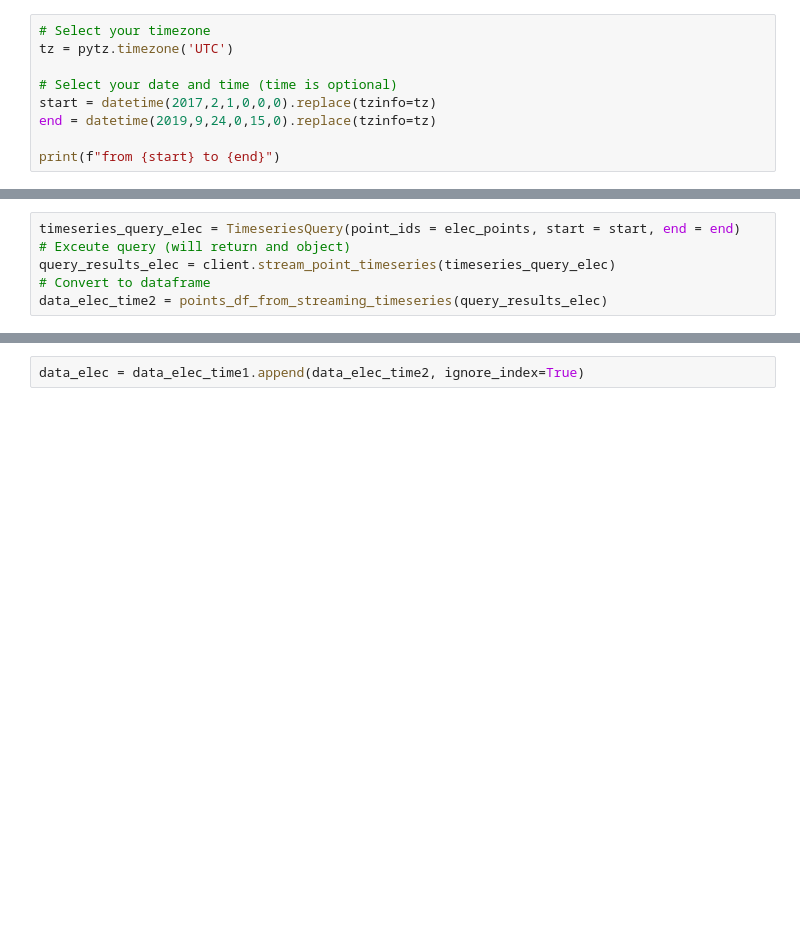
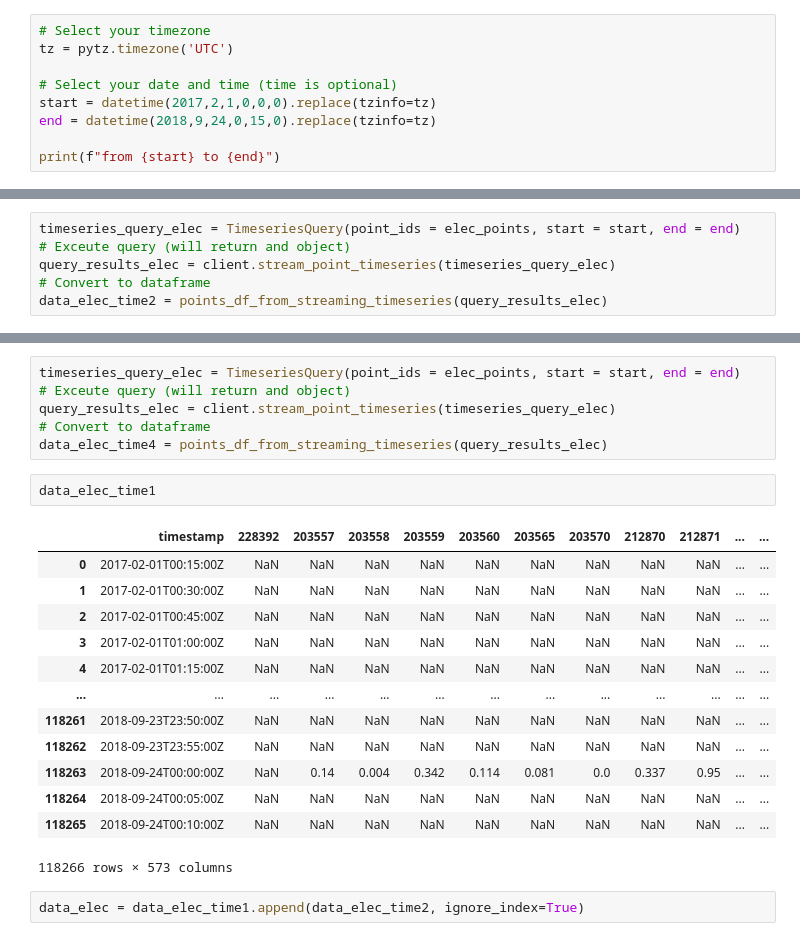
Before and after one commit to PengkunLiu/RTEM_CMU, a Jupyter notebook: RTEM Jupyter Notebook/EUI-elec.ipynb, the cells around one changed output, grey strips where cells are left out. Drawn from its saved outputs; the diff is of its cells as text; blank space fills up the shorter version.

```diff
--- a/RTEM Jupyter Notebook/EUI-elec.ipynb
+++ b/RTEM Jupyter Notebook/EUI-elec.ipynb
@@ -101,7 +102,7 @@ tz = pytz.timezone('UTC')
 
 # Select your date and time (time is optional)
 start = datetime(2017,2,1,0,0,0).replace(tzinfo=tz)
-end = datetime(2019,9,24,0,15,0).replace(tzinfo=tz)
+end = datetime(2018,9,24,0,15,0).replace(tzinfo=tz)
 
 print(f"from {start} to {end}")
 # %% [output]
@@ -132,3 +155,25 @@ data_elec_time2 = points_df_from_streaming_timeseries(query_results_elec)
+# %%
+timeseries_query_elec = TimeseriesQuery(point_ids = elec_points, start = start, end = end)
+# Exceute query (will return and object)
+query_results_elec = client.stream_point_timeseries(timeseries_query_elec)
+# Convert to dataframe
+data_elec_time4 = points_df_from_streaming_timeseries(query_results_elec)
+# %%
+data_elec_time1
+# %% [output]
+|  | timestamp | 228392 | 203557 | 203558 | 203559 | 203560 | 203565 | 203570 | 212870 | 212871 | ... | ... |
+| 0 | 2017-02-01T00:15:00Z | NaN | NaN | NaN | NaN | NaN | NaN | NaN | NaN | NaN | ... | ... |
+| 1 | 2017-02-01T00:30:00Z | NaN | NaN | NaN | NaN | NaN | NaN | NaN | NaN | NaN | ... | ... |
+| 2 | 2017-02-01T00:45:00Z | NaN | NaN | NaN | NaN | NaN | NaN | NaN | NaN | NaN | ... | ... |
+| 3 | 2017-02-01T01:00:00Z | NaN | NaN | NaN | NaN | NaN | NaN | NaN | NaN | NaN | ... | ... |
+| 4 | 2017-02-01T01:15:00Z | NaN | NaN | NaN | NaN | NaN | NaN | NaN | NaN | NaN | ... | ... |
+| ... | ... | ... | ... | ... | ... | ... | ... | ... | ... | ... | ... | ... |
+| 118261 | 2018-09-23T23:50:00Z | NaN | NaN | NaN | NaN | NaN | NaN | NaN | NaN | NaN | ... | ... |
+| 118262 | 2018-09-23T23:55:00Z | NaN | NaN | NaN | NaN | NaN | NaN | NaN | NaN | NaN | ... | ... |
+| 118263 | 2018-09-24T00:00:00Z | NaN | 0.14 | 0.004 | 0.342 | 0.114 | 0.081 | 0.0 | 0.337 | 0.95 | ... | ... |
+| 118264 | 2018-09-24T00:05:00Z | NaN | NaN | NaN | NaN | NaN | NaN | NaN | NaN | NaN | ... | ... |
+| 118265 | 2018-09-24T00:10:00Z | NaN | NaN | NaN | NaN | NaN | NaN | NaN | NaN | NaN | ... | ... |
+118266 rows × 573 columns
 # %%
 data_elec = data_elec_time1.append(data_elec_time2, ignore_index=True)
 # %%
```
Also changed, not shown: parts of 157 cells of this notebook, 3 other files.
